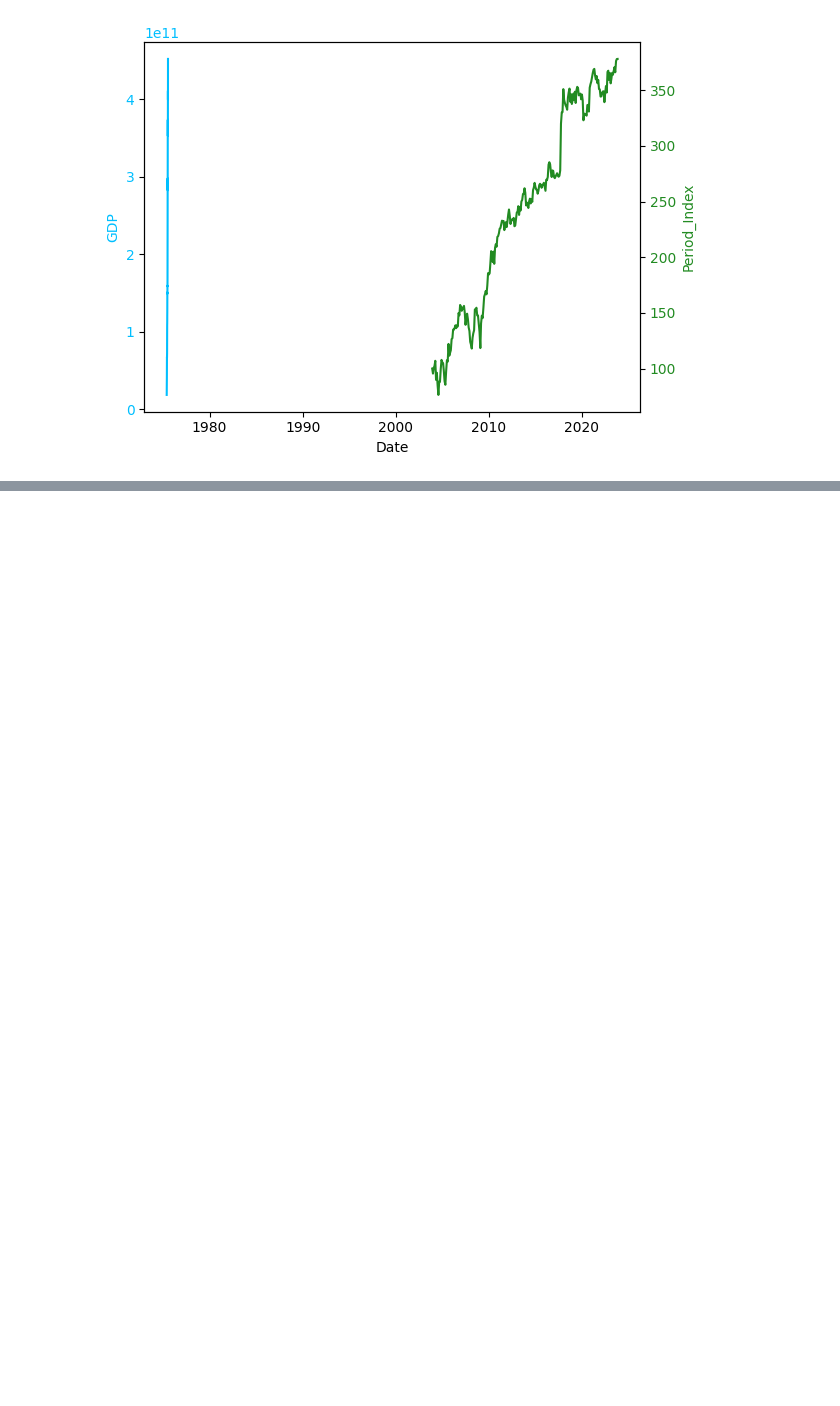
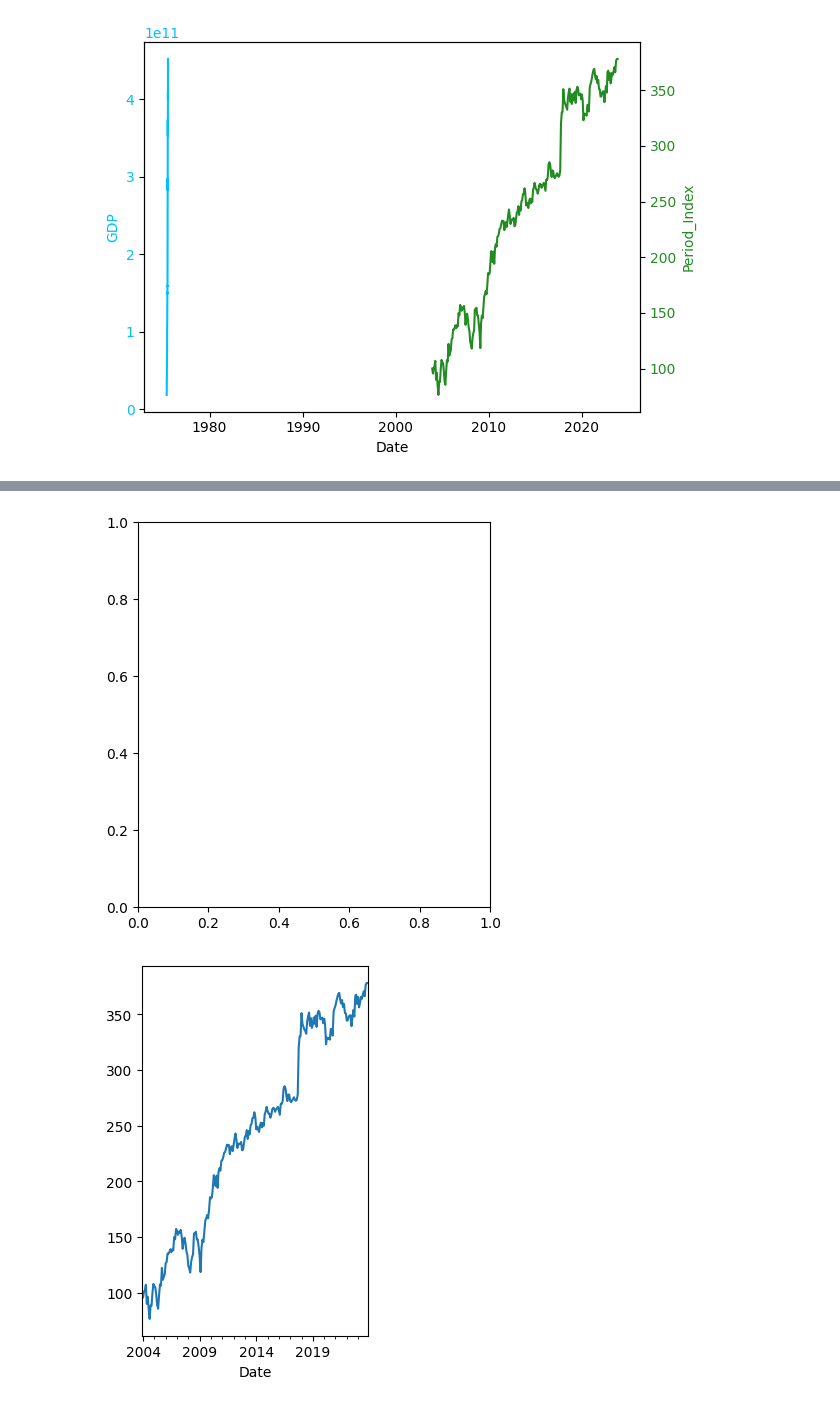
Before and after one commit to maximarbuzov/maxim, a Jupyter notebook: Untitled7.ipynb, the cells around one changed output, grey strips where cells are left out. Cells and saved outputs as stored; diff of their text form; code cells hidden in the pictures; blank space fills up the shorter version.

```diff
--- a/Untitled7.ipynb
+++ b/Untitled7.ipynb
@@ -907,0 +1054,15 @@ prices1['Period_Index'].plot()
+# %%
+# Построение графика времени выполнения
+plt.figure(figsize=(10, 5))
+plt.subplot(1, 2, 1)
+df1.plot()
+
+# Построение графика точности
+plt.subplot(1, 2, 2)
+prices1['Period_Index'].plot()
+
+
+plt.show()
+# %% [output]
+[figure, added]
+[figure, added]
```
Also changed, not shown: parts of 17 cells of this notebook.
